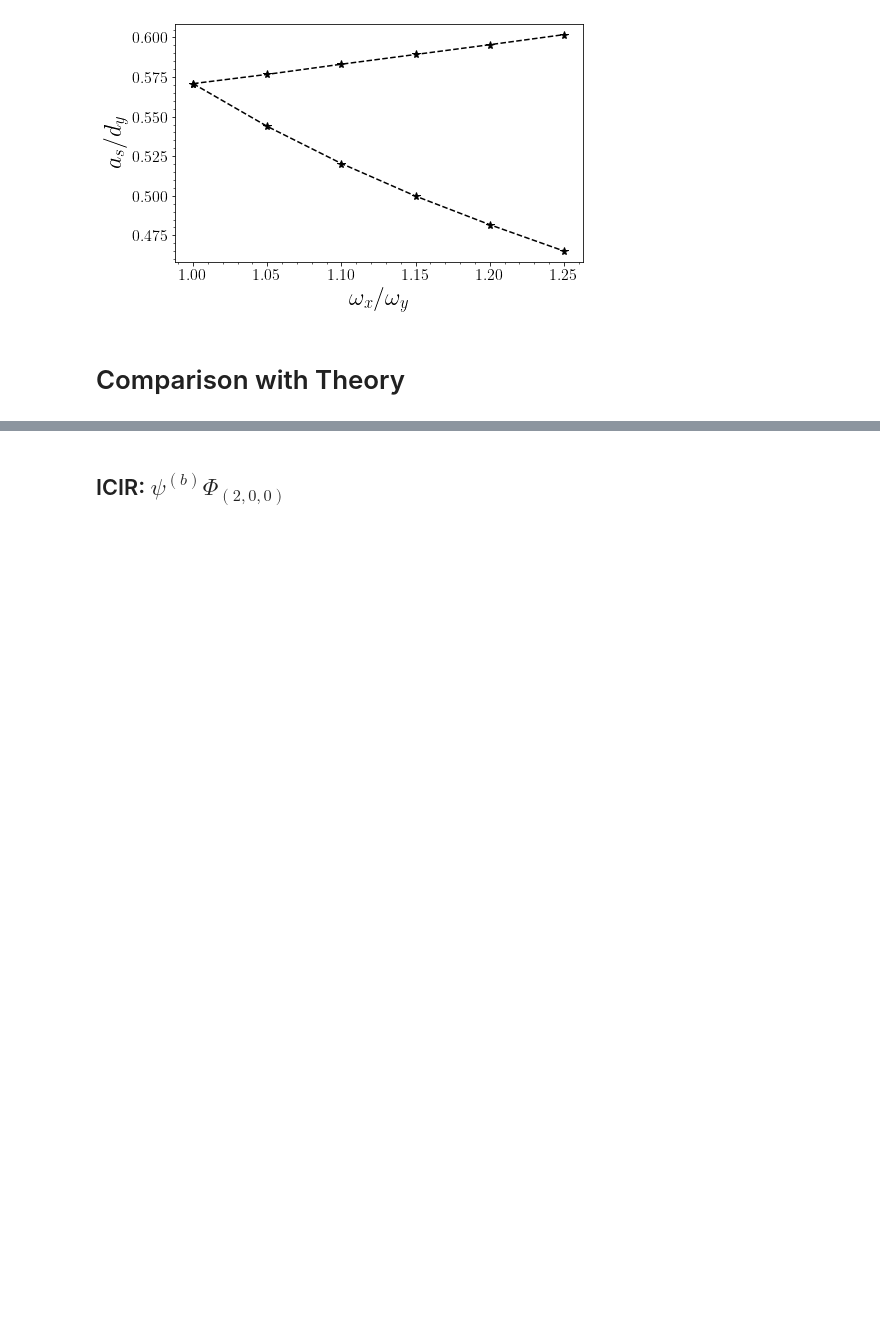
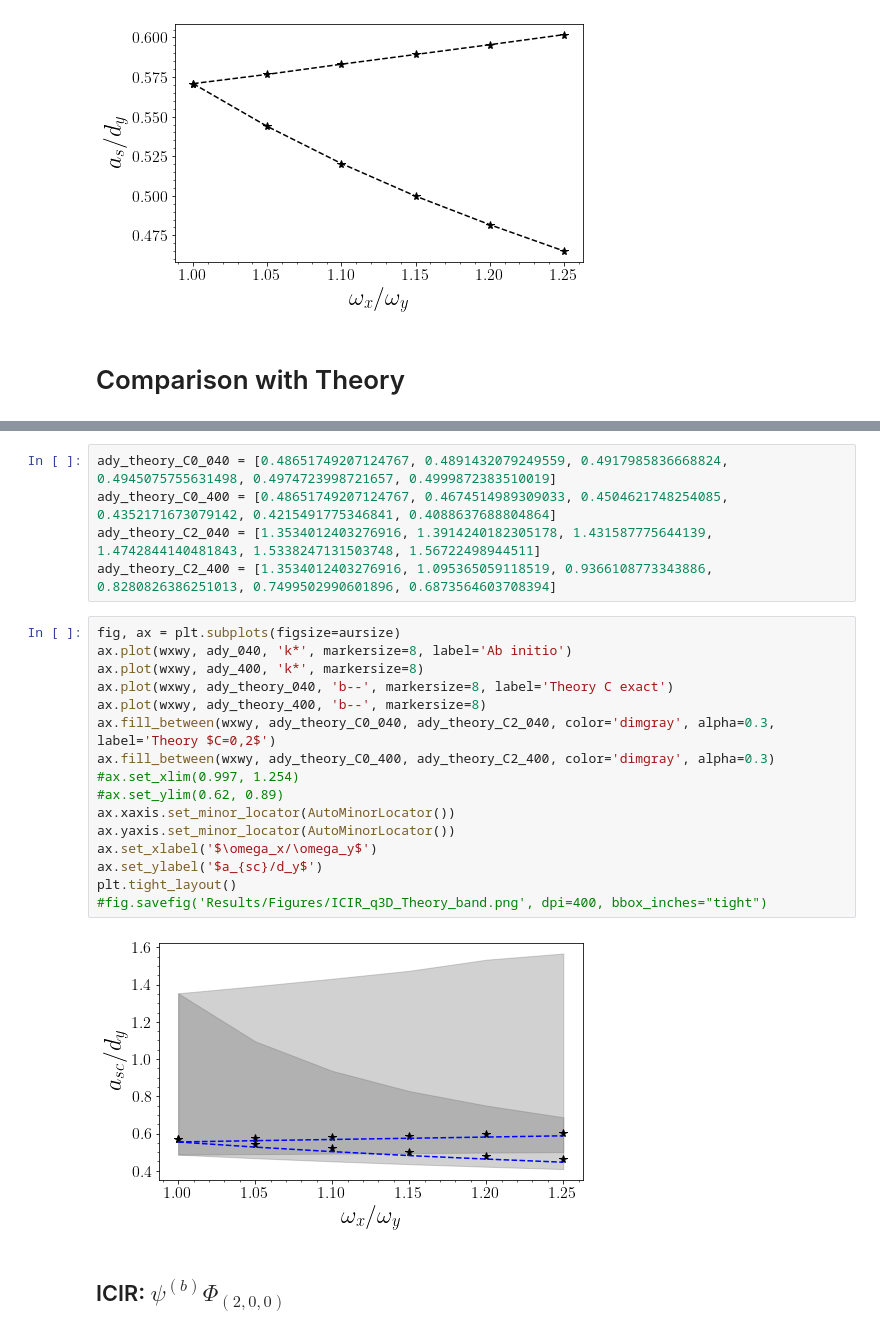
Before and after one commit to TsspGit/Ultracold_Atoms_src, a Jupyter notebook: Analysis/q3d/ICIR_LiLi_q3d.ipynb, the cells around one changed output, grey strips where cells are left out. Saved outputs shown, nothing was run; the diff lists cells and outputs as text; blank space fills up the shorter version.

Commit message:
Bands

```diff
--- a/Analysis/q3d/ICIR_LiLi_q3d.ipynb
+++ b/Analysis/q3d/ICIR_LiLi_q3d.ipynb
@@ -77,3 +74,26 @@ ady_theory_C2 = [1.3534012403276916, None, None, None, 0.748605436506858, None]
+# %%
+ady_theory_C0_040 = [0.48651749207124767, 0.4891432079249559, 0.4917985836668824, 0.4945075755631498, 0.4974723998721657, 0.4999872383510019]
+ady_theory_C0_400 = [0.48651749207124767, 0.4674514989309033, 0.4504621748254085, 0.4352171673079142, 0.4215491775346841, 0.4088637688804864]
+ady_theory_C2_040 = [1.3534012403276916, 1.3914240182305178, 1.431587775644139, 1.4742844140481843, 1.5338247131503748, 1.56722498944511]
+ady_theory_C2_400 = [1.3534012403276916, 1.095365059118519, 0.9366108773343886, 0.8280826386251013, 0.7499502990601896, 0.6873564603708394]
+# %%
+fig, ax = plt.subplots(figsize=aursize)
+ax.plot(wxwy, ady_040, 'k*', markersize=8, label='Ab initio')
+ax.plot(wxwy, ady_400, 'k*', markersize=8)
+ax.plot(wxwy, ady_theory_040, 'b--', markersize=8, label='Theory C exact')
+ax.plot(wxwy, ady_theory_400, 'b--', markersize=8)
+ax.fill_between(wxwy, ady_theory_C0_040, ady_theory_C2_040, color='dimgray', alpha=0.3, label='Theory $C=0,2$')
+ax.fill_between(wxwy, ady_theory_C0_400, ady_theory_C2_400, color='dimgray', alpha=0.3)
+#ax.set_xlim(0.997, 1.254)
+#ax.set_ylim(0.62, 0.89)
+ax.xaxis.set_minor_locator(AutoMinorLocator())
+ax.yaxis.set_minor_locator(AutoMinorLocator())
+ax.set_xlabel('$\omega_x/\omega_y$')
+ax.set_ylabel('$a_{sc}/d_y$')
+plt.tight_layout()
+#fig.savefig('Results/Figures/ICIR_q3D_Theory_band.png', dpi=400, bbox_inches="tight")
+# %% [output]
+[figure, added]
 # %% [markdown]
 ## ICIR: $\psi^{(b)}\Phi_{(2, 0, 0)}$
 # %%
```
Also changed, not shown: parts of 6 cells of this notebook, 2 other files.
